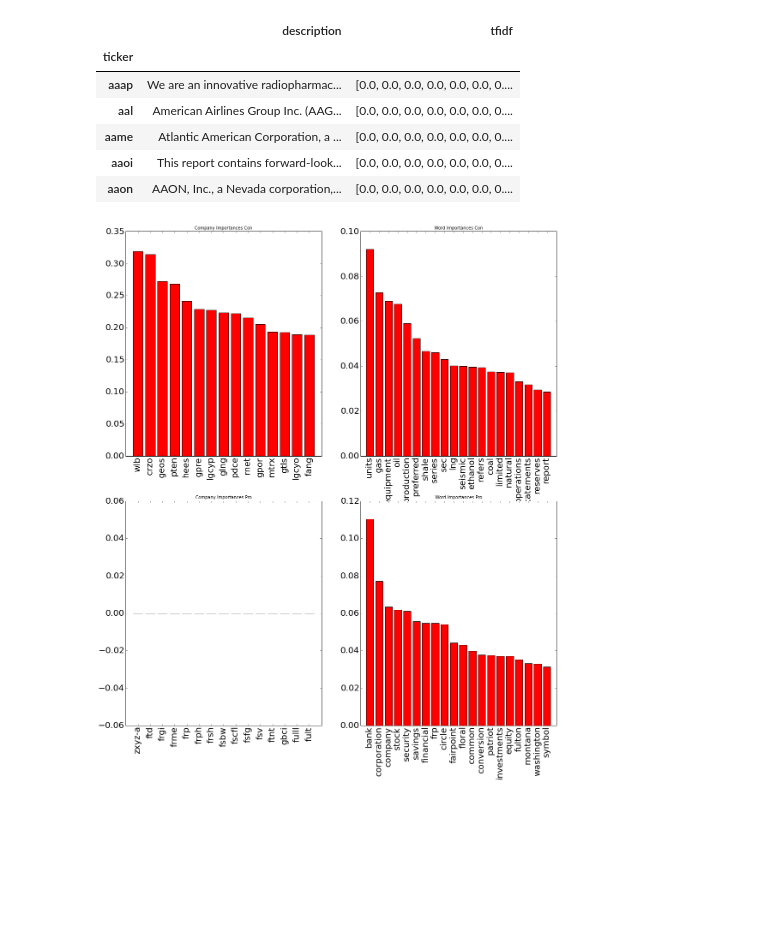
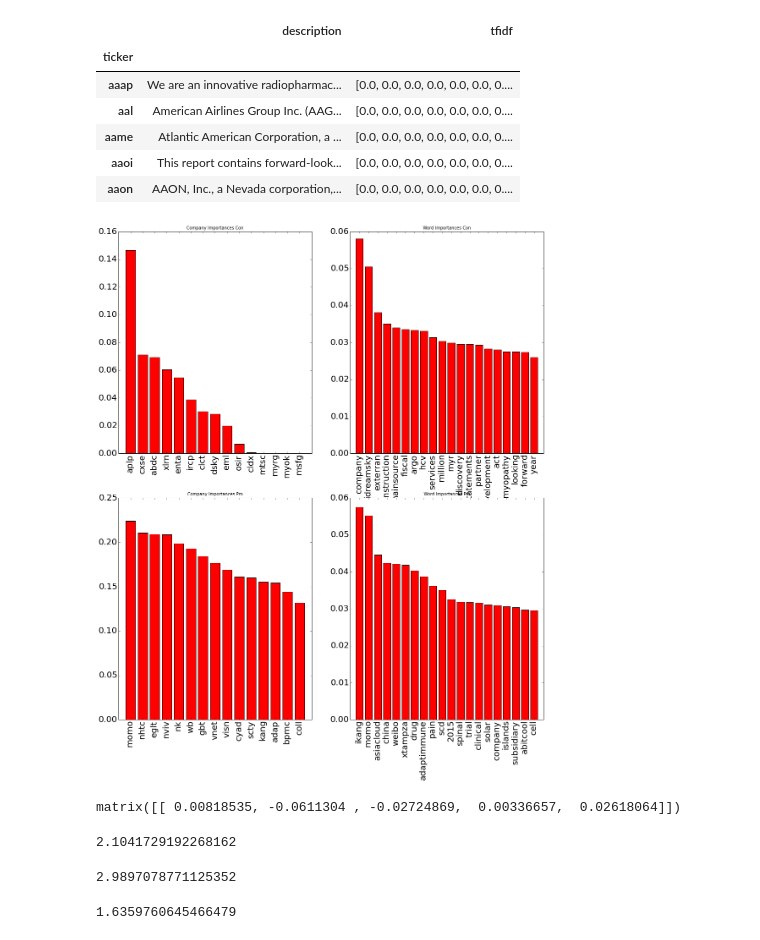
Before and after one commit to brian8128/gdelt_project, a Jupyter notebook: DataExtraction.ipynb, the cells around one changed output. Cells and saved outputs as stored; diff of their text form; code cells hidden in the pictures; blank space fills up the shorter version.

Commit message:
Implement transform function in the model.  Interpret a few of the principle components.

```diff
--- a/DataExtraction.ipynb
+++ b/DataExtraction.ipynb
@@ -39,5 +40,5 @@ company_df.head()
 | aaoi | This report contains forward-look... | [0.0, 0.0, 0.0, 0.0, 0.0, 0.0, 0.... |
 | aaon | AAON, Inc., a Nevada corporation,... | [0.0, 0.0, 0.0, 0.0, 0.0, 0.0, 0.... |
 # %%
-m = Model(company_df, feature_names)
+m = Model(company_df, feature_names, n_components=5)
 m.fit(dif_df)
@@ -127,9 +79,9 @@ def graph_component(d):
                            "Word Importances Pro",
                            ax4)
 # %%
-d = m.analyze_principle_component(3)
+d = m.analyze_principle_component(4)
 graph_component(d)
 
 # one graph with all companies
 # %% [output]
-[figure, old version]
+[figure, new version]
@@ -135,0 +96,16 @@ graph_component(d)
+# %%
+m.transform(dif_df)[2]
+# %% [output]
+matrix([[ 0.00818535, -0.0611304 , -0.02724869,  0.00336657,  0.02618064]])
+# %%
+np.linalg.norm(m.factorization.components_[0])
+# %% [output]
+2.1041729192268162
+# %%
+np.linalg.norm(m.factorization.components_[1])
+# %% [output]
+2.9897078771125352
+# %%
+np.linalg.norm(m.factorization.components_[2])
+# %% [output]
+1.6359760645466479
```
Also changed, not shown: parts of 5 cells of this notebook, 1 other file.
